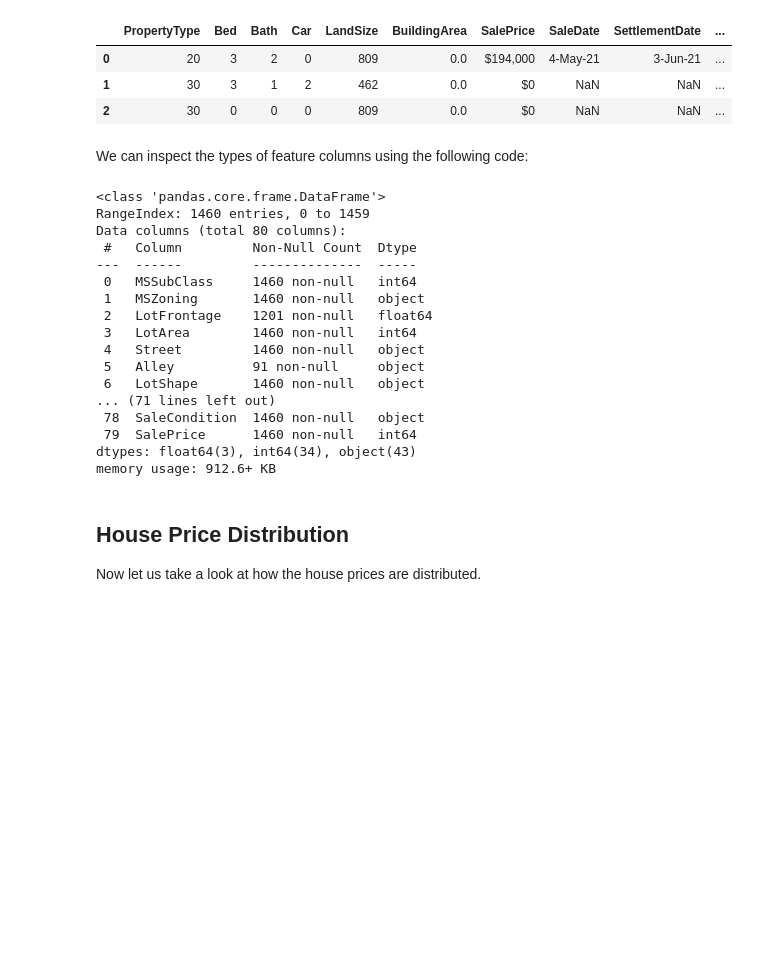
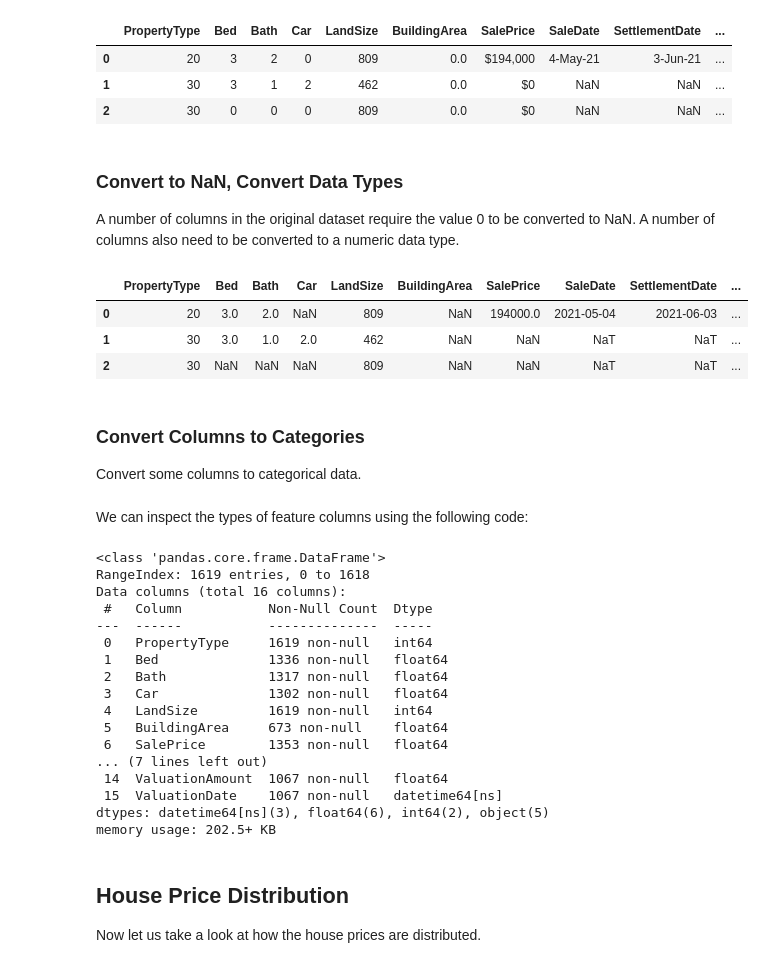
Before and after one commit to apcree/Predict-7502fe75, a Jupyter notebook: house-prices-prediction-using-tfdf.ipynb, the cells around one changed output. Cells and saved outputs as stored; diff of their text form; code cells hidden in the pictures; blank space fills up the shorter version.

Commit message:
finished converting data types

```diff
--- a/house-prices-prediction-using-tfdf.ipynb
+++ b/house-prices-prediction-using-tfdf.ipynb
@@ -64,28 +65,68 @@ dataset_df.head(3)
 | 0 | 20 | 3 | 2 | 0 | 809 | 0.0 | $194,000 | 4-May-21 | 3-Jun-21 | ... |
 | 1 | 30 | 3 | 1 | 2 | 462 | 0.0 | $0 | NaN | NaN | ... |
 | 2 | 30 | 0 | 0 | 0 | 809 | 0.0 | $0 | NaN | NaN | ... |
+# %% [markdown]
+### Convert to NaN, Convert Data Types
+
+A number of columns in the original dataset require the value 0 to be converted to NaN.
+A number of columns also need to be converted to a numeric data type.
+# %%
+dataset_df['Bed'].replace(0, np.nan, inplace=True)
+dataset_df['Bath'].replace(0, np.nan, inplace=True)
+dataset_df['Car'].replace(0, np.nan, inplace=True)
+dataset_df['BuildingArea'].replace(0, np.nan, inplace=True)
+
+dataset_df['SalePrice'].replace("$0", np.nan, inplace=True)
+dataset_df['SalePrice'].replace("Not Disclosed", np.nan, inplace=True)
+#dataset_df['SalePrice'] = dataset_df['SalePrice'].str.replace('$','')
+#dataset_df['SalePrice'] = dataset_df['SalePrice'].str.replace(',','')
+
+dataset_df['ValuationAmount'].replace("$0", np.nan, inplace=True)
+#dataset_df['ValuationAmount'] = dataset_df['ValuationAmount'].str.replace('$','')
+#dataset_df['ValuationAmount'] = dataset_df['ValuationAmount'].str.replace(',','')
+
+# convert string columns to numeric
+dataset_df['ValuationAmount']   = pd.to_numeric(dataset_df['ValuationAmount'])
+dataset_df['SalePrice']         = pd.to_numeric(dataset_df['SalePrice'])
+
+# convert string columns to dates
+dataset_df['SaleDate']   = pd.to_datetime(dataset_df['SaleDate'], format="%d-%b-%y")
+dataset_df['SettlementDate']   = pd.to_datetime(dataset_df['SettlementDate'], format="%d-%b-%y")
+dataset_df['ValuationDate']   = pd.to_datetime(dataset_df['ValuationDate'], format="%d-%b-%y")
+
+
+dataset_df.head(3)
+# %% [output]
+|  | PropertyType | Bed | Bath | Car | LandSize | BuildingArea | SalePrice | SaleDate | SettlementDate | ... |
+| 0 | 20 | 3.0 | 2.0 | NaN | 809 | NaN | 194000.0 | 2021-05-04 | 2021-06-03 | ... |
+| 1 | 30 | 3.0 | 1.0 | 2.0 | 462 | NaN | NaN | NaT | NaT | ... |
+| 2 | 30 | NaN | NaN | NaN | 809 | NaN | NaN | NaT | NaT | ... |
+# %% [markdown]
+### Convert Columns to Categories
+
+Convert some columns to categorical data.
 # %% [markdown]
 We can inspect the types of feature columns using the following code:
 # %%
 dataset_df.info()
 # %% [output]
 <class 'pandas.core.frame.DataFrame'>
-RangeIndex: 1460 entries, 0 to 1459
-Data columns (total 80 columns):
- #   Column         Non-Null Count  Dtype
----  ------         --------------  -----
- 0   MSSubClass     1460 non-null   int64
- 1   MSZoning       1460 non-null   object
- 2   LotFrontage    1201 non-null   float64
- 3   LotArea        1460 non-null   int64
- 4   Street         1460 non-null   object
- 5   Alley          91 non-null     object
- 6   LotShape       1460 non-null   object
-... (71 lines left out)
- 78  SaleCondition  1460 non-null   object
- 79  SalePrice      1460 non-null   int64
-dtypes: float64(3), int64(34), object(43)
-memory usage: 912.6+ KB
+RangeIndex: 1619 entries, 0 to 1618
+Data columns (total 16 columns):
+ #   Column           Non-Null Count  Dtype
+---  ------           --------------  -----
+ 0   PropertyType     1619 non-null   int64
+ 1   Bed              1336 non-null   float64
+ 2   Bath             1317 non-null   float64
+ 3   Car              1302 non-null   float64
+ 4   LandSize         1619 non-null   int64
+ 5   BuildingArea     673 non-null    float64
+ 6   SalePrice        1353 non-null   float64
+... (7 lines left out)
+ 14  ValuationAmount  1067 non-null   float64
+ 15  ValuationDate    1067 non-null   datetime64[ns]
+dtypes: datetime64[ns](3), float64(6), int64(2), object(5)
+memory usage: 202.5+ KB
 # %% [markdown]
 ## House Price Distribution
 
```
Also changed, not shown: parts of 1 cell of this notebook.
